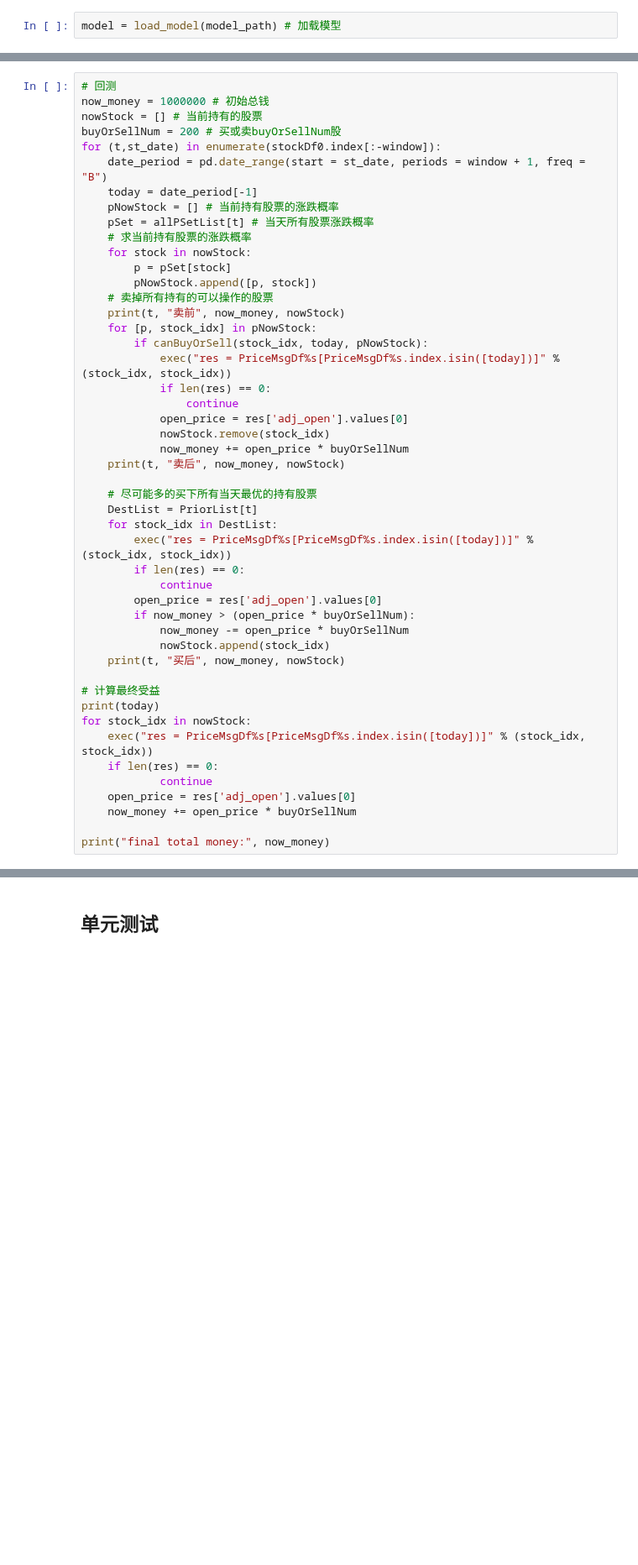
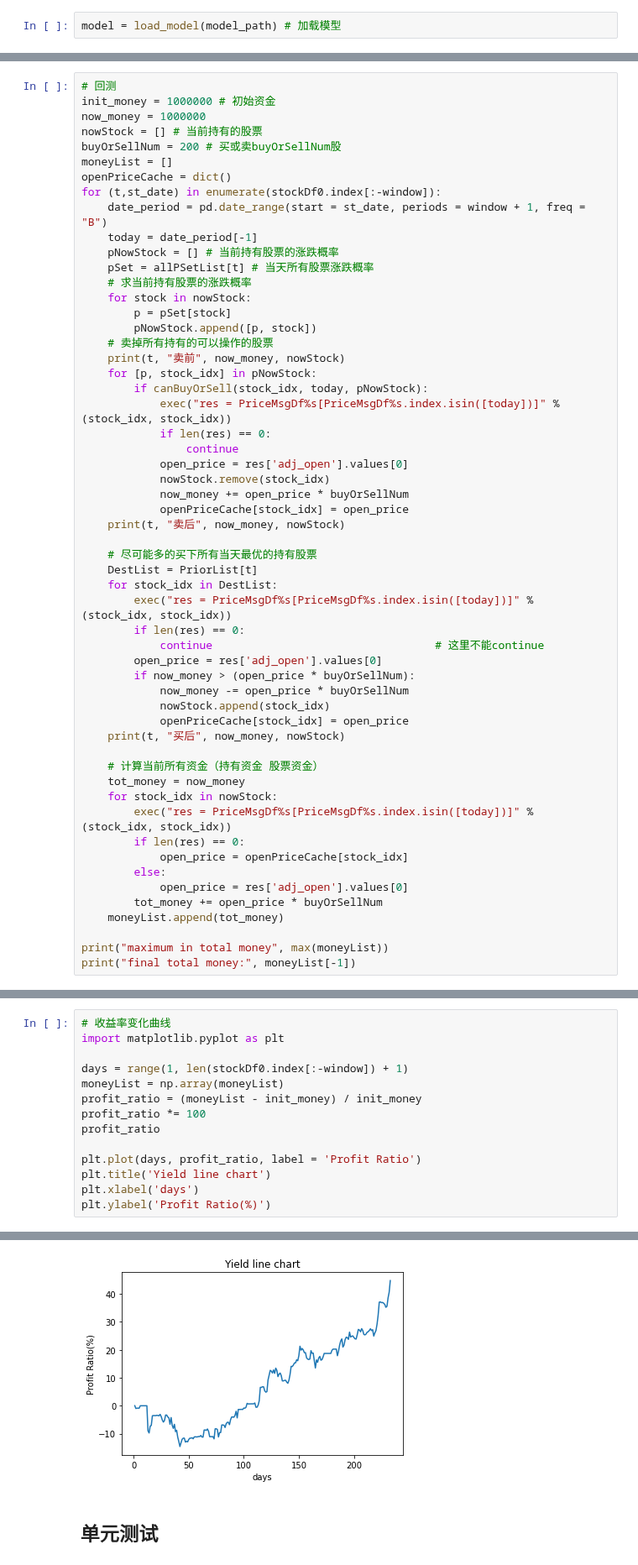
Before and after one commit to OreNoo/KandianPro, a Jupyter notebook: FinancialDataAnalysis/strategies/SimulatedTradingStrategy_v2.ipynb, the cells around one changed output, grey strips where cells are left out. Shown at 84% size. Cells and saved outputs as stored; diff of their text form; blank space fills up the shorter version.

```diff
--- a/FinancialDataAnalysis/strategies/SimulatedTradingStrategy_v2.ipynb
+++ b/FinancialDataAnalysis/strategies/SimulatedTradingStrategy_v2.ipynb
@@ -167,9 +167,12 @@ tot: 234 233 [16, 7, 6]
 tot: 234 234 []
 # %%
 # 回测
-now_money = 1000000 # 初始总钱
+init_money = 1000000 # 初始资金
+now_money = 1000000
 nowStock = [] # 当前持有的股票
 buyOrSellNum = 200 # 买或卖buyOrSellNum股
+moneyList = []
+openPriceCache = dict()
 for (t,st_date) in enumerate(stockDf0.index[:-window]):
     date_period = pd.date_range(start = st_date, periods = window + 1, freq = "B")
     today = date_period[-1]
@@ -189,6 +192,7 @@ for (t,st_date) in enumerate(stockDf0.index[:-window]):
             open_price = res['adj_open'].values[0]
             nowStock.remove(stock_idx)
             now_money += open_price * buyOrSellNum
+            openPriceCache[stock_idx] = open_price
     print(t, "卖后", now_money, nowStock)
 
     # 尽可能多的买下所有当天最优的持有股票
@@ -196,23 +200,27 @@ for (t,st_date) in enumerate(stockDf0.index[:-window]):
     for stock_idx in DestList:
         exec("res = PriceMsgDf%s[PriceMsgDf%s.index.isin([today])]" % (stock_idx, stock_idx))
         if len(res) == 0:
-            continue
+            continue                                  # 这里不能continue
         open_price = res['adj_open'].values[0]
         if now_money > (open_price * buyOrSellNum):
             now_money -= open_price * buyOrSellNum
             nowStock.append(stock_idx)
+            openPriceCache[stock_idx] = open_price
     print(t, "买后", now_money, nowStock)
 
-# 计算最终受益
-print(today)
-for stock_idx in nowStock:
-    exec("res = PriceMsgDf%s[PriceMsgDf%s.index.isin([today])]" % (stock_idx, stock_idx))
-    if len(res) == 0:
-            continue
-    open_price = res['adj_open'].values[0]
-    now_money += open_price * buyOrSellNum
+    # 计算当前所有资金（持有资金 股票资金）
+    tot_money = now_money
+    for stock_idx in nowStock:
+        exec("res = PriceMsgDf%s[PriceMsgDf%s.index.isin([today])]" % (stock_idx, stock_idx))
+        if len(res) == 0:
+            open_price = openPriceCache[stock_idx]
+        else:
+            open_price = res['adj_open'].values[0]
+        tot_money += open_price * buyOrSellNum
+    moneyList.append(tot_money)
 
-print("final total money:", now_money)
+print("maximum in total money", max(moneyList))
+print("final total money:", moneyList[-1])
 # %% [output]
 0 卖前 1000000 []
 0 卖后 1000000 []
@@ -233 +241,16 @@ print("final total money:", now_money)
 final total money: 1447630.9949215793
+# %%
+# 收益率变化曲线
+import matplotlib.pyplot as plt
+
+days = range(1, len(stockDf0.index[:-window]) + 1)
+moneyList = np.array(moneyList)
+profit_ratio = (moneyList - init_money) / init_money
+profit_ratio *= 100
+profit_ratio
+
+plt.plot(days, profit_ratio, label = 'Profit Ratio')
+plt.title('Yield line chart')
+plt.xlabel('days')
+plt.ylabel('Profit Ratio(%)')
+# %% [output]
@@ -234,3 +258,4 @@ final total money: 1447630.9949215793
+[figure, added]
 # %% [markdown]
 ## 单元测试
 # %%
```
Also changed, not shown: parts of 2 cells of this notebook, 1 other file.
